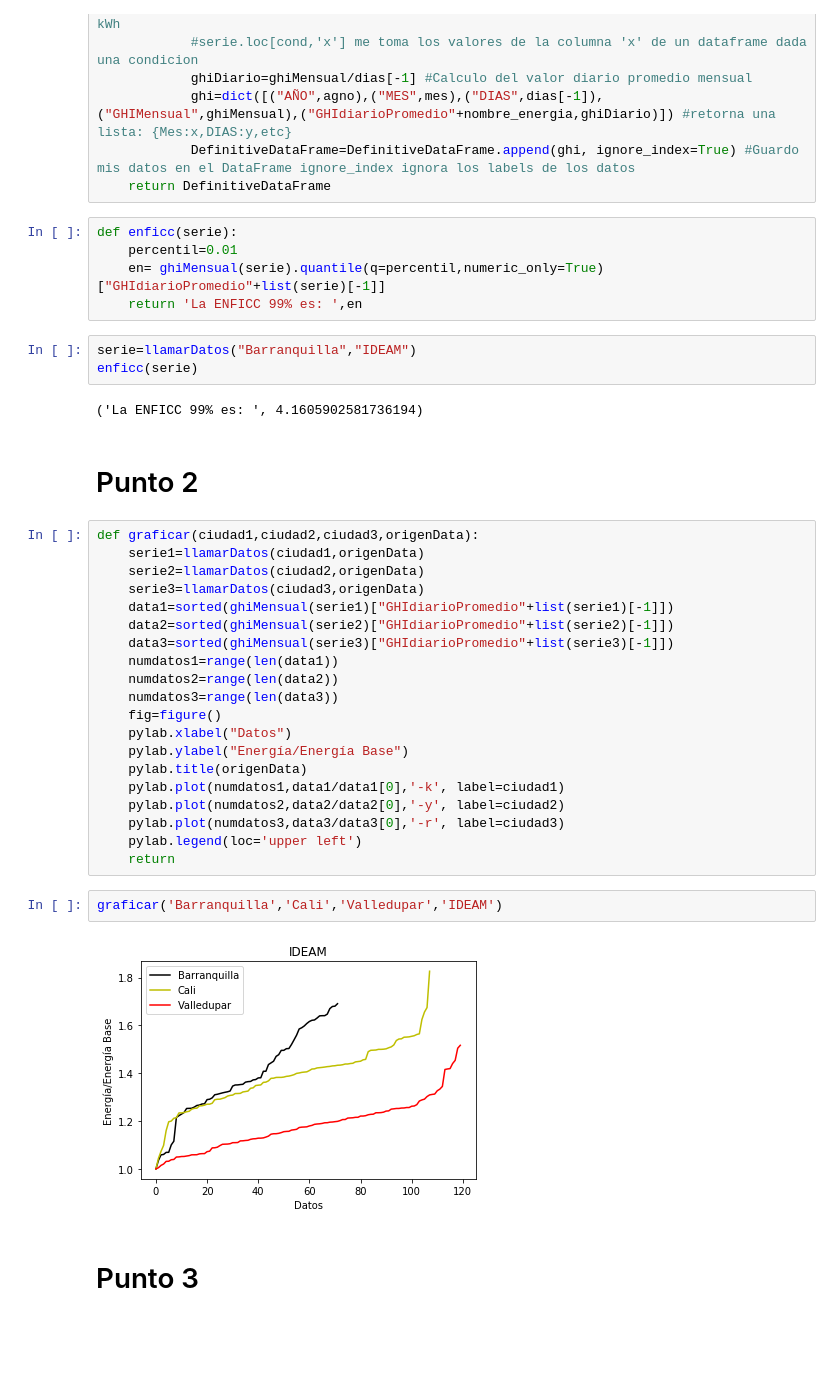
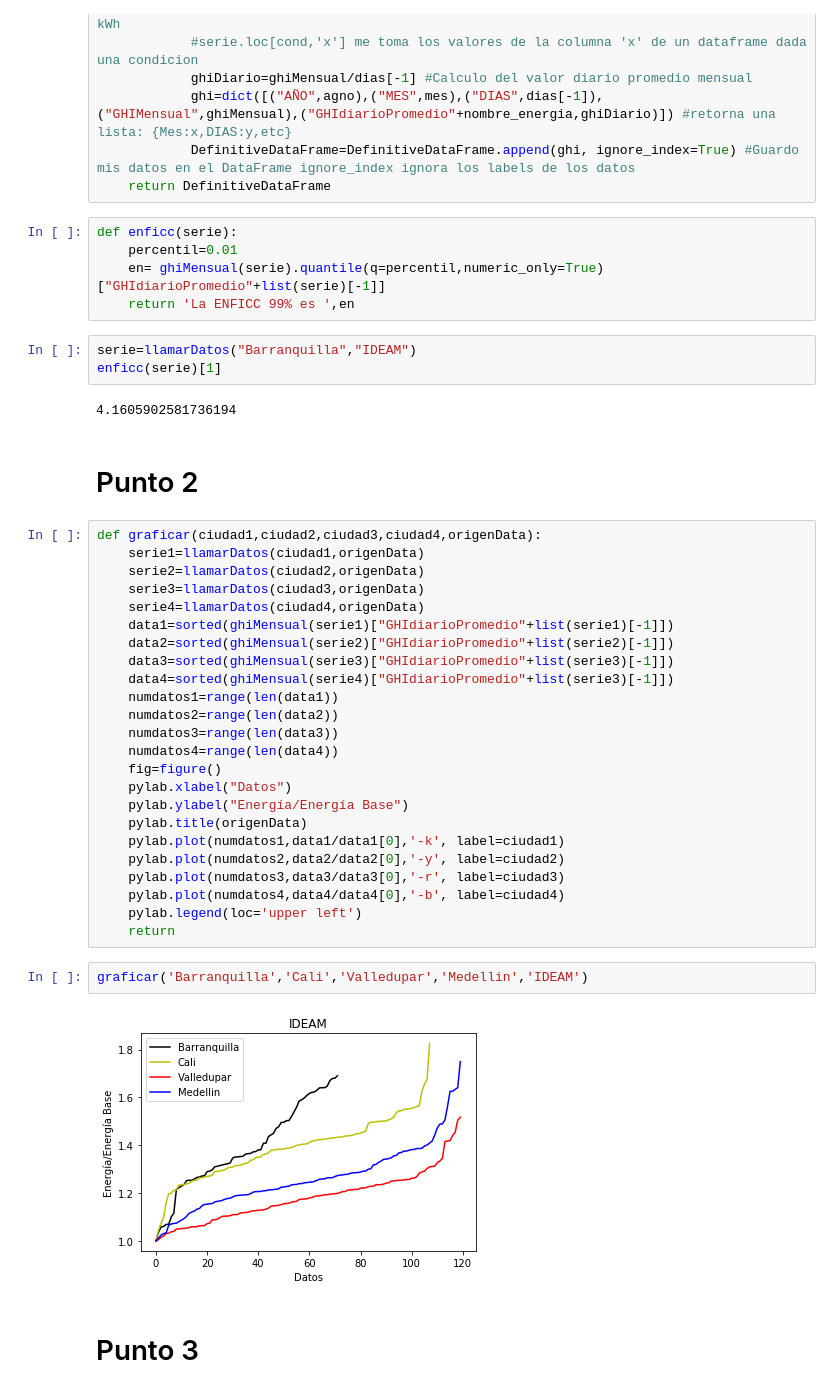
Before and after one commit to JuanVillegasSantos/Herramientas-Computacionales-IMEC3602, a Jupyter notebook: 02_taller01/solucionTaller.ipynb, the cells around one changed output. Drawn from its saved outputs; the diff is of its cells as text; blank space fills up the shorter version.

```diff
--- a/02_taller01/solucionTaller.ipynb
+++ b/02_taller01/solucionTaller.ipynb
@@ -39,25 +39,28 @@ def ghiMensual(serie):
 def enficc(serie):
     percentil=0.01
     en= ghiMensual(serie).quantile(q=percentil,numeric_only=True)["GHIdiarioPromedio"+list(serie)[-1]]
-    return 'La ENFICC 99% es: ',en
+    return 'La ENFICC 99% es ',en
 # %%
 serie=llamarDatos("Barranquilla","IDEAM")
-enficc(serie)
+enficc(serie)[1]
 # %% [output]
-('La ENFICC 99% es: ', 4.1605902581736194)
+4.1605902581736194
 # %% [markdown]
 # Punto 2
 # %%
-def graficar(ciudad1,ciudad2,ciudad3,origenData):
+def graficar(ciudad1,ciudad2,ciudad3,ciudad4,origenData):
     serie1=llamarDatos(ciudad1,origenData)
     serie2=llamarDatos(ciudad2,origenData)
     serie3=llamarDatos(ciudad3,origenData)
+    serie4=llamarDatos(ciudad4,origenData)
     data1=sorted(ghiMensual(serie1)["GHIdiarioPromedio"+list(serie1)[-1]])
     data2=sorted(ghiMensual(serie2)["GHIdiarioPromedio"+list(serie2)[-1]])
     data3=sorted(ghiMensual(serie3)["GHIdiarioPromedio"+list(serie3)[-1]])
+    data4=sorted(ghiMensual(serie4)["GHIdiarioPromedio"+list(serie3)[-1]])
     numdatos1=range(len(data1))
     numdatos2=range(len(data2))
     numdatos3=range(len(data3))
+    numdatos4=range(len(data4))
     fig=figure()
     pylab.xlabel("Datos")
     pylab.ylabel("Energía/Energía Base")
@@ -65,12 +68,13 @@ def graficar(ciudad1,ciudad2,ciudad3,origenData):
     pylab.plot(numdatos1,data1/data1[0],'-k', label=ciudad1)
     pylab.plot(numdatos2,data2/data2[0],'-y', label=ciudad2)
     pylab.plot(numdatos3,data3/data3[0],'-r', label=ciudad3)
+    pylab.plot(numdatos4,data4/data4[0],'-b', label=ciudad4)
     pylab.legend(loc='upper left')
     return
 # %%
-graficar('Barranquilla','Cali','Valledupar','IDEAM')
+graficar('Barranquilla','Cali','Valledupar','Medellin','IDEAM')
 # %% [output]
-[figure, old version]
+[figure, new version]
 # %% [markdown]
 # Punto 3
 # %%
```
Also changed, not shown: parts of 6 cells of this notebook, 2 other files.
